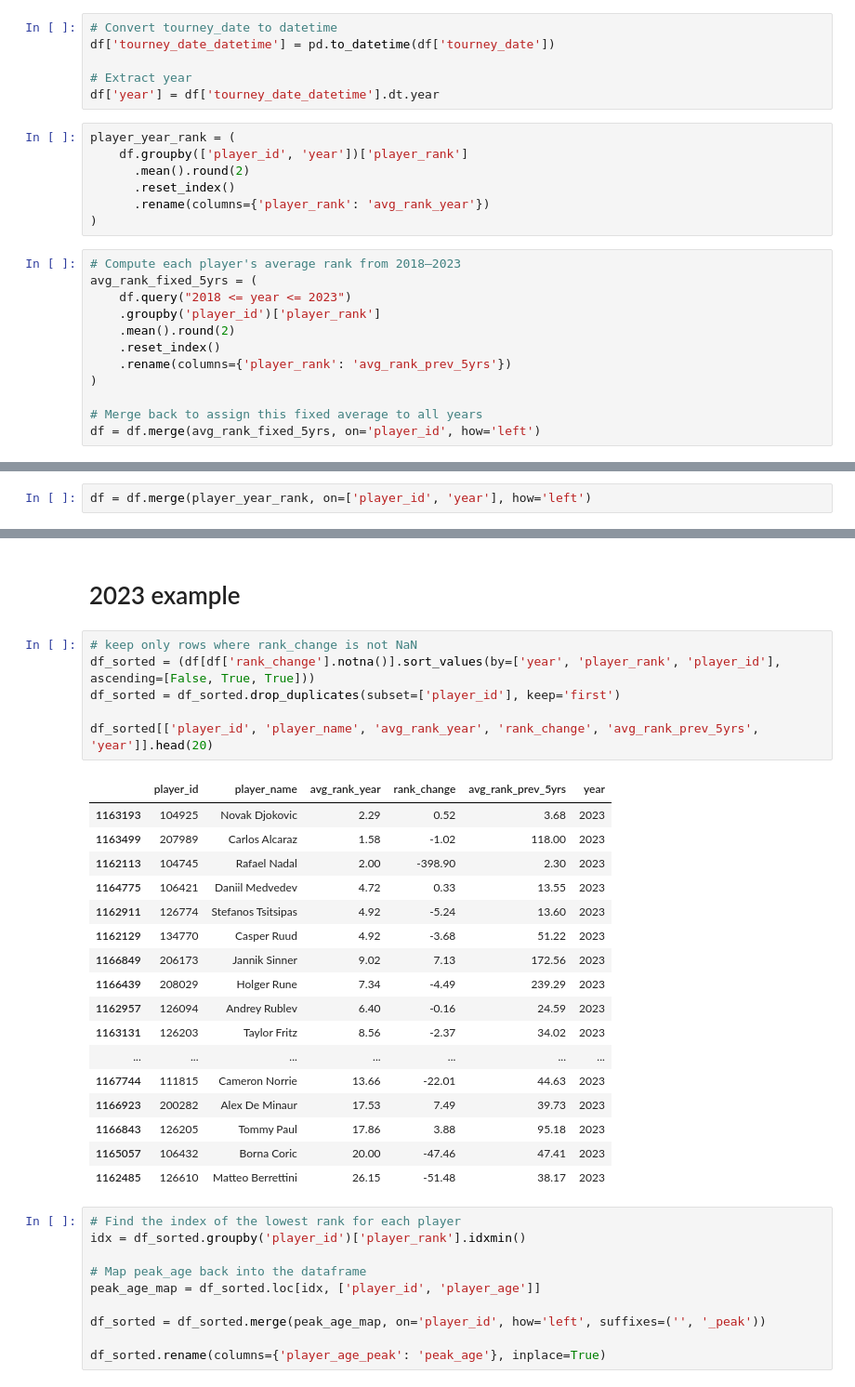
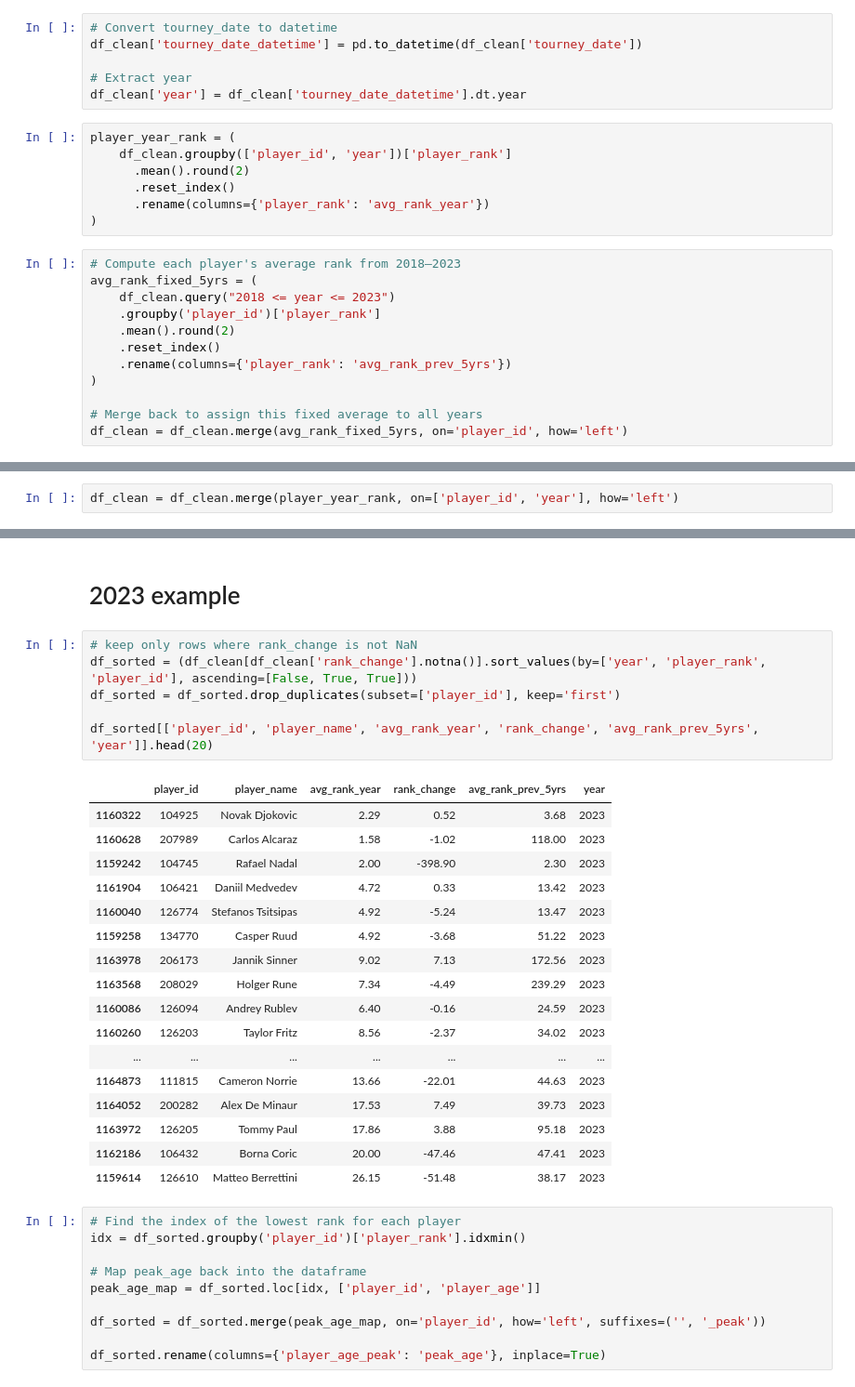
Before and after one commit to GolbertCeitaPages/CMI-DataScience-Project, a Jupyter notebook: data_wrangling.ipynb, the cells around one changed output, grey strips where cells are left out. Shown at 93% size. Cells and saved outputs as stored; diff of their text form.

Commit message:
Improve preprocessing and merge create_player_table with preprocessing file

```diff
--- a/data_wrangling.ipynb
+++ b/data_wrangling.ipynb
@@ -54,12 +32,12 @@ Number of unique players: 19814
 # %%
 # Convert tourney_date to datetime
-df['tourney_date_datetime'] = pd.to_datetime(df['tourney_date'])
+df_clean['tourney_date_datetime'] = pd.to_datetime(df_clean['tourney_date'])
 
 # Extract year
-df['year'] = df['tourney_date_datetime'].dt.year
+df_clean['year'] = df_clean['tourney_date_datetime'].dt.year
 # %%
 player_year_rank = (
-    df.groupby(['player_id', 'year'])['player_rank']
+    df_clean.groupby(['player_id', 'year'])['player_rank']
       .mean().round(2)
       .reset_index()
       .rename(columns={'player_rank': 'avg_rank_year'})
@@ -67,7 +45,7 @@ player_year_rank = (
 # %%
 # Compute each player's average rank from 2018–2023
 avg_rank_fixed_5yrs = (
-    df.query("2018 <= year <= 2023")
+    df_clean.query("2018 <= year <= 2023")
     .groupby('player_id')['player_rank']
     .mean().round(2)
     .reset_index()
@@ -75,7 +53,7 @@ avg_rank_fixed_5yrs = (
 )
 
 # Merge back to assign this fixed average to all years
-df = df.merge(avg_rank_fixed_5yrs, on='player_id', how='left')
+df_clean = df_clean.merge(avg_rank_fixed_5yrs, on='player_id', how='left')
 # %%
 player_year_rank['rank_change'] = (
     player_year_rank
@@ -86,5 +64,5 @@ player_year_rank['rank_change'] = (
                        # A positive change means decline (rank number increased).
 )
 # %%
-df = df.merge(player_year_rank, on=['player_id', 'year'], how='left')
+df_clean = df_clean.merge(player_year_rank, on=['player_id', 'year'], how='left')
 # %%
@@ -133,28 +111,28 @@ nadal_sorted[['player_id', 'player_name', 'avg_rank_year', 'rank_change', 'avg_r
 # 2023 example
 # %%
 # keep only rows where rank_change is not NaN
-df_sorted = (df[df['rank_change'].notna()].sort_values(by=['year', 'player_rank', 'player_id'], ascending=[False, True, True]))
+df_sorted = (df_clean[df_clean['rank_change'].notna()].sort_values(by=['year', 'player_rank', 'player_id'], ascending=[False, True, True]))
 df_sorted = df_sorted.drop_duplicates(subset=['player_id'], keep='first')
 
 df_sorted[['player_id', 'player_name', 'avg_rank_year', 'rank_change', 'avg_rank_prev_5yrs', 'year']].head(20)
 # %% [output]
 |  | player_id | player_name | avg_rank_year | rank_change | avg_rank_prev_5yrs | year |
-| 1163193 | 104925 | Novak Djokovic | 2.29 | 0.52 | 3.68 | 2023 |
-| 1163499 | 207989 | Carlos Alcaraz | 1.58 | -1.02 | 118.00 | 2023 |
-| 1162113 | 104745 | Rafael Nadal | 2.00 | -398.90 | 2.30 | 2023 |
-| 1164775 | 106421 | Daniil Medvedev | 4.72 | 0.33 | 13.55 | 2023 |
-| 1162911 | 126774 | Stefanos Tsitsipas | 4.92 | -5.24 | 13.60 | 2023 |
-| 1162129 | 134770 | Casper Ruud | 4.92 | -3.68 | 51.22 | 2023 |
-| 1166849 | 206173 | Jannik Sinner | 9.02 | 7.13 | 172.56 | 2023 |
-| 1166439 | 208029 | Holger Rune | 7.34 | -4.49 | 239.29 | 2023 |
-| 1162957 | 126094 | Andrey Rublev | 6.40 | -0.16 | 24.59 | 2023 |
-| 1163131 | 126203 | Taylor Fritz | 8.56 | -2.37 | 34.02 | 2023 |
+| 1160322 | 104925 | Novak Djokovic | 2.29 | 0.52 | 3.68 | 2023 |
+| 1160628 | 207989 | Carlos Alcaraz | 1.58 | -1.02 | 118.00 | 2023 |
+| 1159242 | 104745 | Rafael Nadal | 2.00 | -398.90 | 2.30 | 2023 |
+| 1161904 | 106421 | Daniil Medvedev | 4.72 | 0.33 | 13.42 | 2023 |
+| 1160040 | 126774 | Stefanos Tsitsipas | 4.92 | -5.24 | 13.47 | 2023 |
+| 1159258 | 134770 | Casper Ruud | 4.92 | -3.68 | 51.22 | 2023 |
+| 1163978 | 206173 | Jannik Sinner | 9.02 | 7.13 | 172.56 | 2023 |
+| 1163568 | 208029 | Holger Rune | 7.34 | -4.49 | 239.29 | 2023 |
+| 1160086 | 126094 | Andrey Rublev | 6.40 | -0.16 | 24.59 | 2023 |
+| 1160260 | 126203 | Taylor Fritz | 8.56 | -2.37 | 34.02 | 2023 |
 | ... | ... | ... | ... | ... | ... | ... |
-| 1167744 | 111815 | Cameron Norrie | 13.66 | -22.01 | 44.63 | 2023 |
-| 1166923 | 200282 | Alex De Minaur | 17.53 | 7.49 | 39.73 | 2023 |
-| 1166843 | 126205 | Tommy Paul | 17.86 | 3.88 | 95.18 | 2023 |
-| 1165057 | 106432 | Borna Coric | 20.00 | -47.46 | 47.41 | 2023 |
-| 1162485 | 126610 | Matteo Berrettini | 26.15 | -51.48 | 38.17 | 2023 |
+| 1164873 | 111815 | Cameron Norrie | 13.66 | -22.01 | 44.63 | 2023 |
+| 1164052 | 200282 | Alex De Minaur | 17.53 | 7.49 | 39.73 | 2023 |
+| 1163972 | 126205 | Tommy Paul | 17.86 | 3.88 | 95.18 | 2023 |
+| 1162186 | 106432 | Borna Coric | 20.00 | -47.46 | 47.41 | 2023 |
+| 1159614 | 126610 | Matteo Berrettini | 26.15 | -51.48 | 38.17 | 2023 |
 # %%
 # Find the index of the lowest rank for each player
 idx = df_sorted.groupby('player_id')['player_rank'].idxmin()
```
Also changed, not shown: parts of 9 cells of this notebook, 4 other files.
